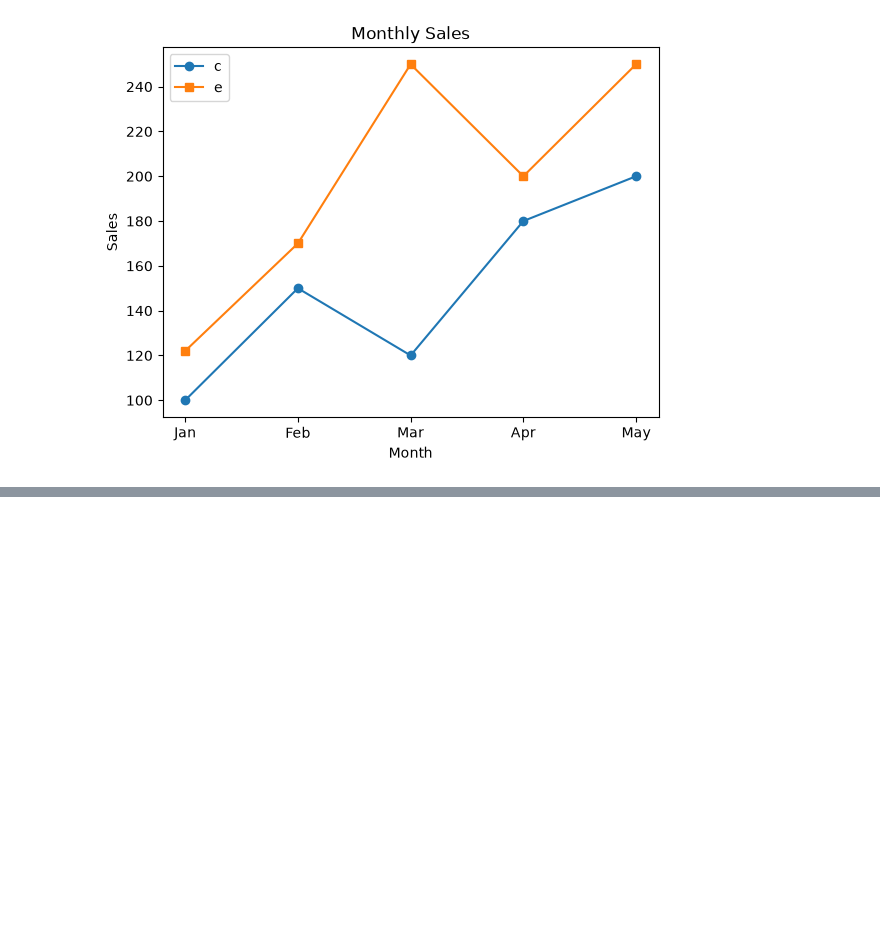
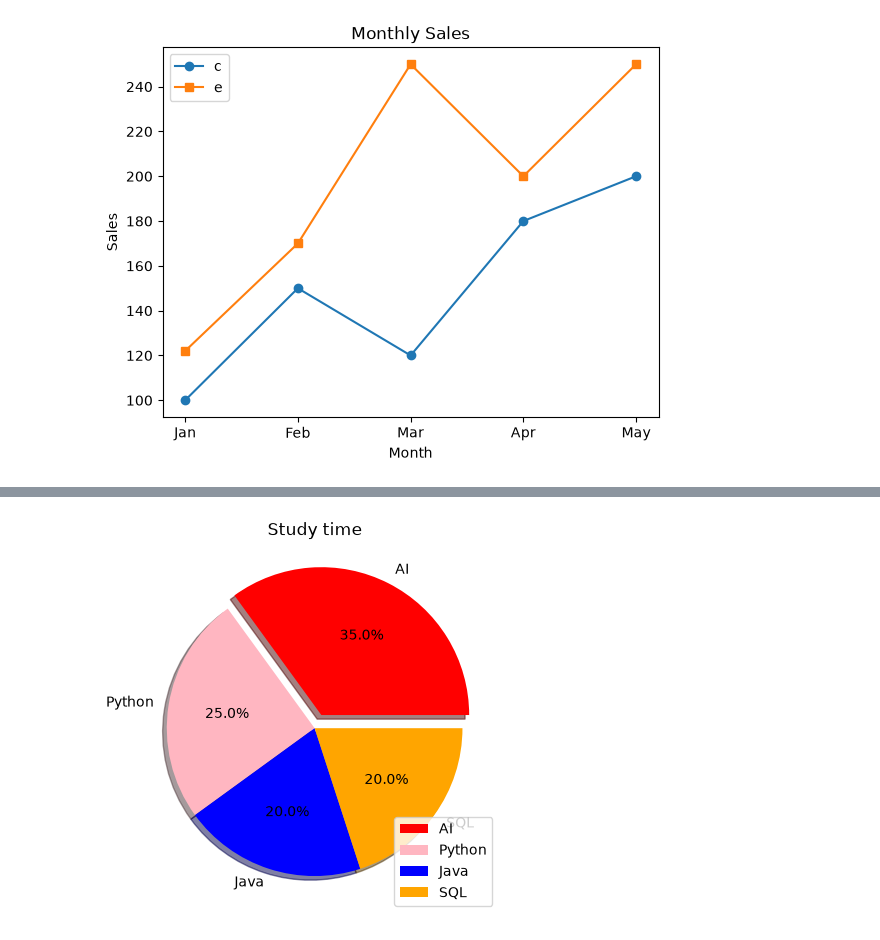
Before and after one commit to Princej-24/DV-PYTHON, a Jupyter notebook: MatPlotLib/matplotlib.ipynb, the cells around one changed output, grey strips where cells are left out. Cells and saved outputs as stored; diff of their text form; code cells hidden in the pictures; blank space fills up the shorter version.

```diff
--- a/MatPlotLib/matplotlib.ipynb
+++ b/MatPlotLib/matplotlib.ipynb
@@ -49,0 +84,26 @@ plt.show()
+# %%
+import matplotlib.pyplot as plt
+subjects = ["AI", "Python", "Java", "SQL"]
+
+hours = [35,25,20,20]
+
+explode = [0.1, 0, 0, 0]
+mycolors=["Red","LightPink","Blue","Orange"]
+
+plt.pie(hours,
+
+labels=subjects,
+
+autopct="%1.1f%%", #Percentage in Pie Chart
+
+explode=explode, #Explode Pie Chart
+
+shadow = True, #add shaddw
+
+colors = mycolors #add color
+)
+plt.title("Study time")
+plt.legend()
+plt.show()
+# %% [output]
+[figure, added]
```
Also changed, not shown: parts of 3 cells of this notebook.
